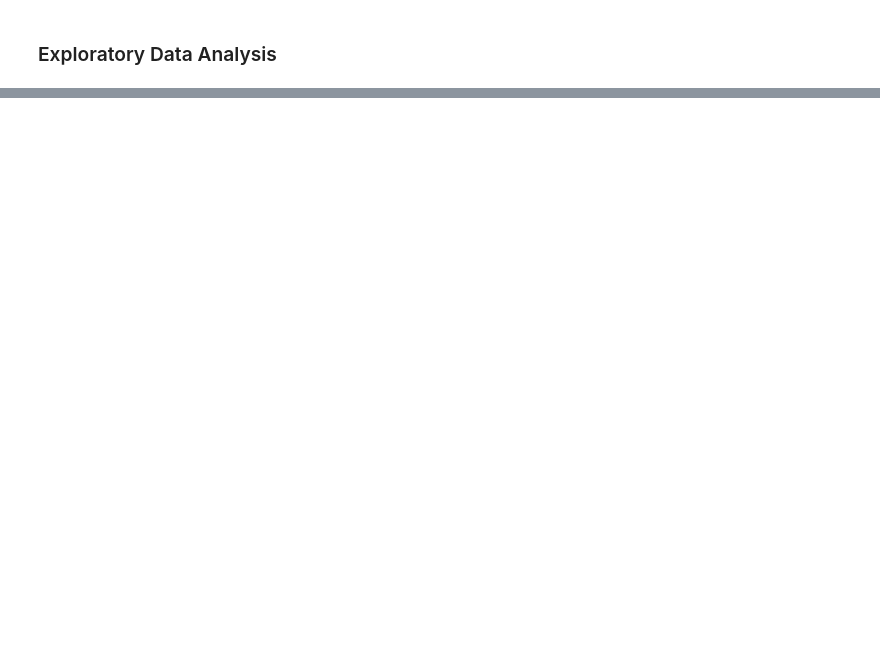
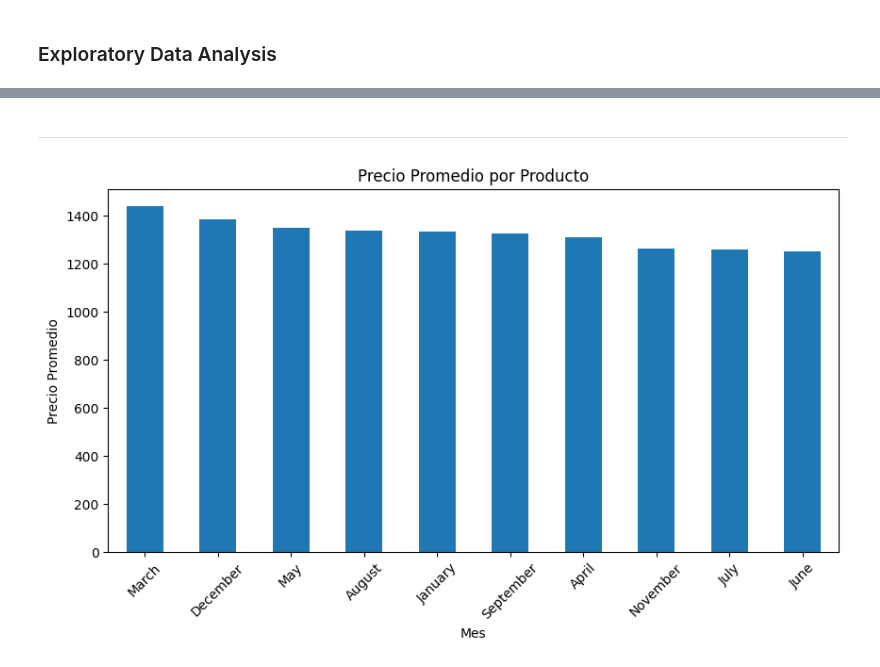
Before and after one commit to David-19960111/Sales-analysis, a Jupyter notebook: notebooks/analisis.ipynb, the cells around one changed output, grey strips where cells are left out. Saved outputs shown, nothing was run; the diff lists cells and outputs as text; code cells hidden in the pictures; blank space fills up the shorter version.

```diff
--- a/notebooks/analisis.ipynb
+++ b/notebooks/analisis.ipynb
@@ -78,0 +125,13 @@ df.head(4)
+# %% [markdown]
+-----------------------
+# %%
+precios_por_producto = df.groupby('Mes')['Cantidad'].sum().sort_values(ascending=False)
+
+plt.figure(figsize=(10, 5))
+precios_por_producto.head(10).plot(kind='bar')
+plt.title('Precio Promedio por Producto')
+plt.ylabel('Precio Promedio')
+plt.xticks(rotation=45)
+plt.show()
+# %% [output]
+[figure, added]
```
Also changed, not shown: parts of 21 cells of this notebook, 2 other files.
